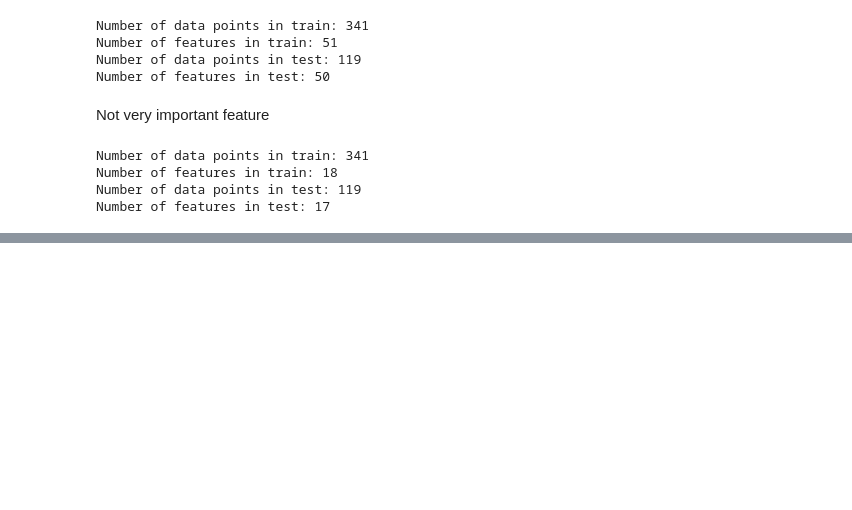
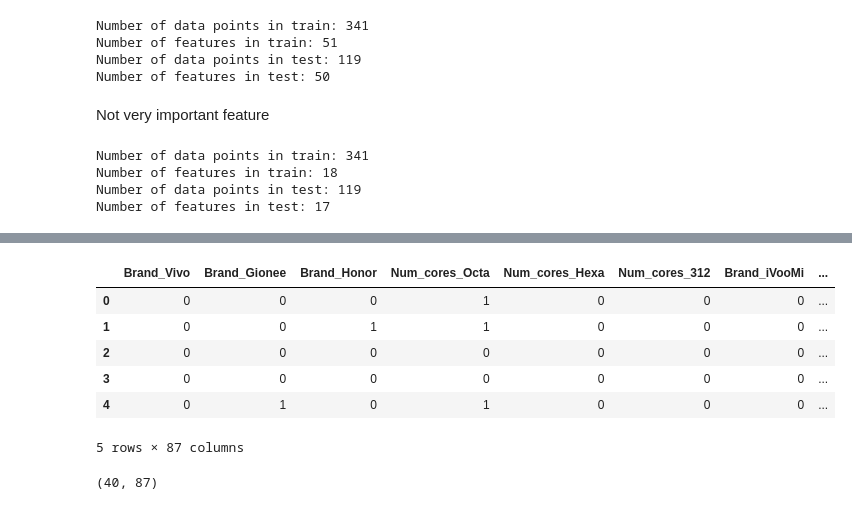
Before and after one commit to chinthanishanth/deep_learning, a Jupyter notebook: Python MP Neuron Perceptron/Mobile_Like_and_Dislike_Prediction.ipynb, the cells around one changed output, grey strips where cells are left out. Cells and saved outputs as stored; diff of their text form; code cells hidden in the pictures; blank space fills up the shorter version.

```diff
--- a/Python MP Neuron Perceptron/Mobile_Like_and_Dislike_Prediction.ipynb
+++ b/Python MP Neuron Perceptron/Mobile_Like_and_Dislike_Prediction.ipynb
@@ -453,0 +504,15 @@ train_new.head()
+# %%
+X_columns_binarized_train = pd.merge(X_columns_binarized_train_1,X_columns_binarized_train,how = "inner",on='PhoneId')
+X_columns_binarized_train.head()
+# %% [output]
+|  | Brand_Vivo | Brand_Gionee | Brand_Honor | Num_cores_Octa | Num_cores_Hexa | Num_cores_312 | Brand_iVooMi | ... |
+| 0 | 0 | 0 | 0 | 1 | 0 | 0 | 0 | ... |
+| 1 | 0 | 0 | 1 | 1 | 0 | 0 | 0 | ... |
+| 2 | 0 | 0 | 0 | 0 | 0 | 0 | 0 | ... |
+| 3 | 0 | 0 | 0 | 0 | 0 | 0 | 0 | ... |
+| 4 | 0 | 1 | 0 | 1 | 0 | 0 | 0 | ... |
+5 rows × 87 columns
+# %%
+X_columns_binarized_train.shape
+# %% [output]
+(40, 87)
```
Also changed, not shown: parts of 24 cells of this notebook.
